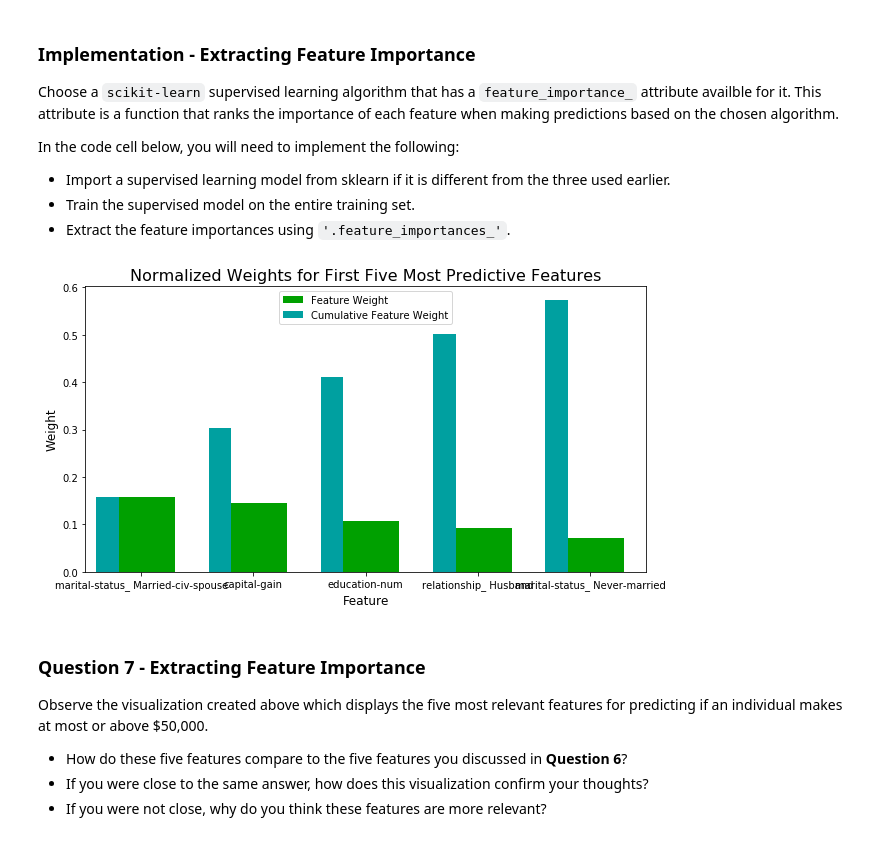
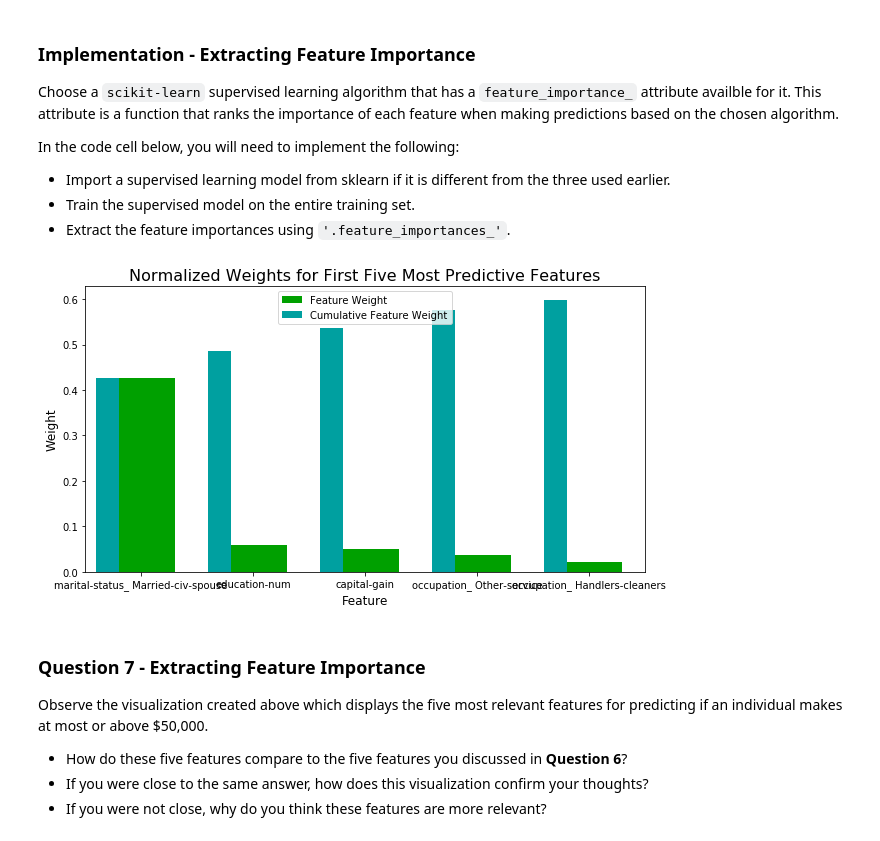
Before and after one commit to PingZhai/MachineLearningNanodegree_Udacity, a Jupyter notebook: Finding_donors/finding_donors.ipynb, the cells around one changed output. Saved outputs shown, nothing was run; the diff lists cells and outputs as text; code cells hidden in the pictures.

```diff
--- a/Finding_donors/finding_donors.ipynb
+++ b/Finding_donors/finding_donors.ipynb
@@ -405,10 +451,12 @@ In the code cell, you will need to implement the following:
 from sklearn.naive_bayes import GaussianNB
 from sklearn import svm
 from sklearn.ensemble import RandomForestClassifier
+from xgboost import XGBClassifier
 # TODO: Initialize the three models
 clf_A = GaussianNB()
 clf_B = svm.SVC(random_state=42)
 clf_C = RandomForestClassifier(random_state=42)
+clf_D = XGBClassifier()
 
 # TODO: Calculate the number of samples for 1%, 10%, and 100% of the training data
 # HINT: samples_100 is the entire training set i.e. len(y_train)
@@ -420,7 +468,7 @@ samples_1 = int(samples_100*0.01)
 
 # Collect results on the learners
 results = {}
-for clf in [clf_A, clf_B, clf_C]:
+for clf in [clf_A, clf_C, clf_D]:
     clf_name = clf.__class__.__name__
     results[clf_name] = {}
     for i, samples in enumerate([samples_1, samples_10, samples_100]):
@@ -428,7 +476,7 @@ for clf in [clf_A, clf_B, clf_C]:
         train_predict(clf, samples, X_train, y_train, X_test, y_test)
 
 # Run metrics visualization for the three supervised learning models chosen
-vs.evaluate(results, accuracy, fscore)
+#vs.evaluate(results, accuracy, fscore)
 # %% [output]
 GaussianNB trained on 361 samples.
 GaussianNB trained on 3617 samples.
@@ -591,17 +645,17 @@ In the code cell below, you will need to implement the following:
 # %%
 # TODO: Import a supervised learning model that has 'feature_importances_'
 
 
 # TODO: Train the supervised model on the training set using .fit(X_train, y_train)
-model = RandomForestClassifier(random_state=42,max_depth=10,n_estimators=40).fit(X_train,y_train)
+model = XGBClassifier(random_state=42,max_depth=6,n_estimators=40).fit(X_train,y_train)
 
 # TODO: Extract the feature importances using .feature_importances_
 importances = model.feature_importances_
 
 # Plot
 vs.feature_plot(importances, X_train, y_train)
 # %% [output]
-[figure, old version]
+[figure, new version]
 # %% [markdown]
 ### Question 7 - Extracting Feature Importance
 
```
Also changed, not shown: parts of 14 cells of this notebook.
